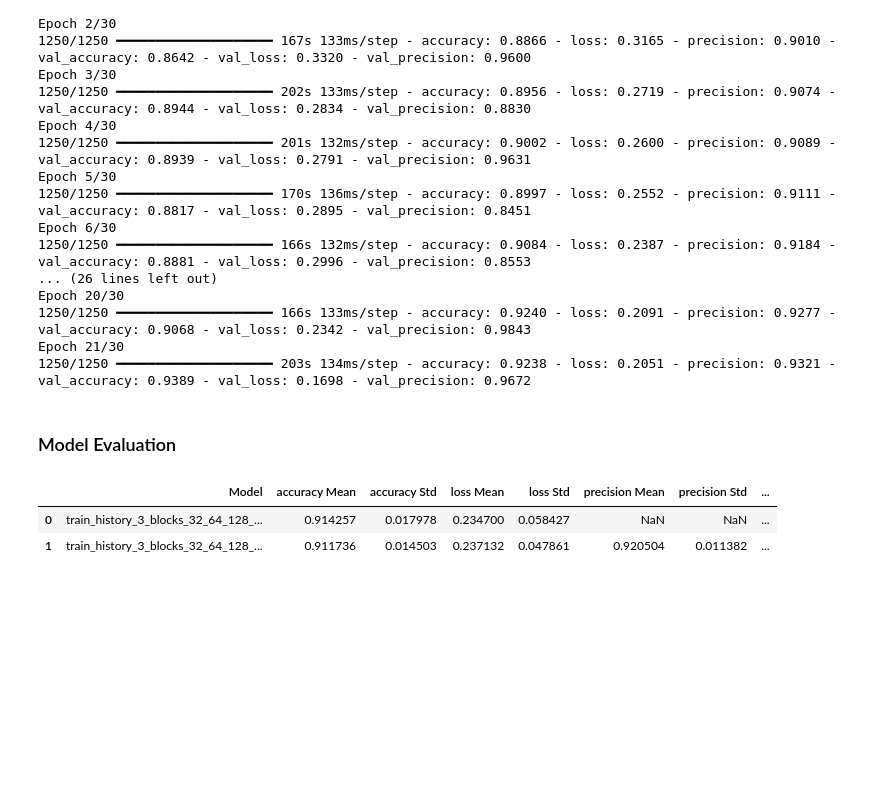
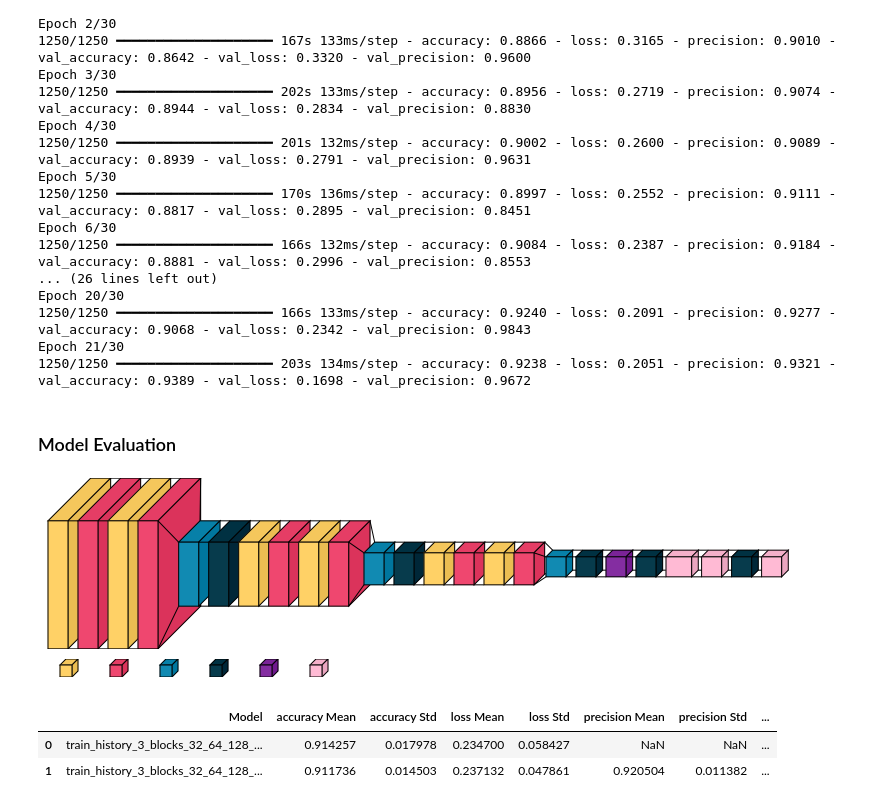
Before and after one commit to Silvano315/Animal-Recognition-App-for-Self-Driving-Cars, a Jupyter notebook: CNN_model.ipynb, the cells around one changed output. Cells and saved outputs as stored; diff of their text form; code cells hidden in the pictures; blank space fills up the shorter version.

```diff
--- a/CNN_model.ipynb
+++ b/CNN_model.ipynb
@@ -473,2 +433,27 @@ model.save("Models/train_history_3_blocks_32_64_128_1_dense_drop_batch.keras")
 # %% [markdown]
 ### Model Evaluation
+# %%
+# Load Model and History from training step
+
+model = load_model("models/train_history_3_blocks_32_64_128_2CNN_2_dense_256_128_drop_batch.keras")
+with open("History_models/train_history_3_blocks_32_64_128_2CNN_2_dense_256_128_drop_batch.pkl", "rb") as file:
+    history = pickle.load(file)
+# %%
+import visualkeras
+from PIL import ImageFont
+from tensorflow.keras import layers
+from collections import defaultdict
+color_map = defaultdict(dict)
+color_map[layers.Conv2D]['fill'] = '#00f5d4'
+color_map[layers.MaxPooling2D]['fill'] = '#8338ec'
+color_map[layers.Dropout]['fill'] = '#03045e'
+color_map[layers.Dense]['fill'] = '#fb5607'
+color_map[layers.Flatten]['fill'] = '#ffbe0b'
+
+
+font = ImageFont.truetype("/Library/Fonts/Supplemental/arial.ttf", 12)
+visualkeras.layered_view(model, legend=True, font=font,color_map=color_map,
+                         to_file="images/3_blocks_32_64_128_2CNN_2_dense_256_128_drop_batch.png"
+                         )
+# %% [output]
+[figure, added]
```
Also changed, not shown: parts of 8 cells of this notebook.
